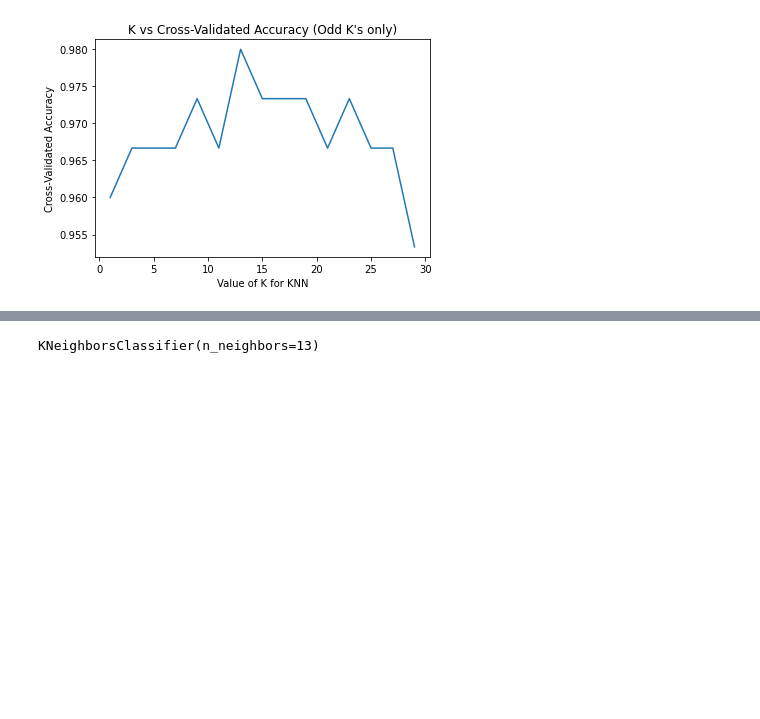
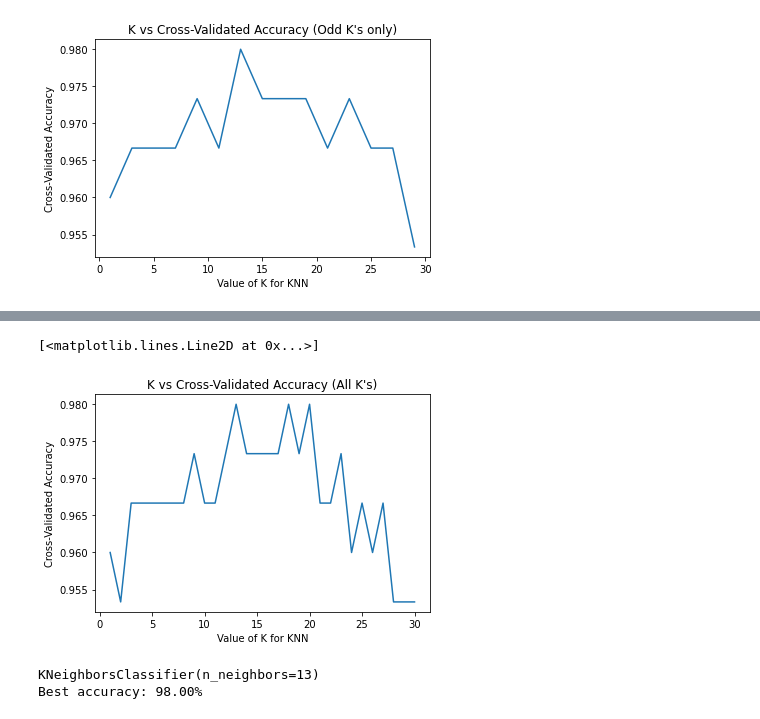
Before and after one commit to TimePeaclock/Machine-Learning, a Jupyter notebook: week3/peacock-week3.ipynb, the cells around one changed output, grey strips where cells are left out. Cells and saved outputs as stored; diff of their text form; code cells hidden in the pictures; blank space fills up the shorter version.

```diff
--- a/week3/peacock-week3.ipynb
+++ b/week3/peacock-week3.ipynb
@@ -79,3 +81,12 @@ plt.plot(xValues, yValues)
+# %%
+#for completion, here is the plot for all K values
+plt.title("K vs Cross-Validated Accuracy (All K's)")
+plt.xlabel("Value of K for KNN")
+plt.ylabel("Cross-Validated Accuracy")
+plt.plot(xValues, yValues)
+# %% [output]
+[<matplotlib.lines.Line2D at 0x...>]
+[figure, added]
 # %%
 from sklearn.model_selection import GridSearchCV
 
@@ -86,6 +97,7 @@ grid.fit(iris.data,iris.target)
 
 #this confirms the best_estimator is k=13
 print(grid.best_estimator_)
-print("Best accuracy: " + grid.best_score_)
+print(f"Best accuracy: {grid.best_score_:.2%}")
 # %% [output]
 KNeighborsClassifier(n_neighbors=13)
+Best accuracy: 98.00%
```
Also changed, not shown: parts of 3 cells of this notebook.
